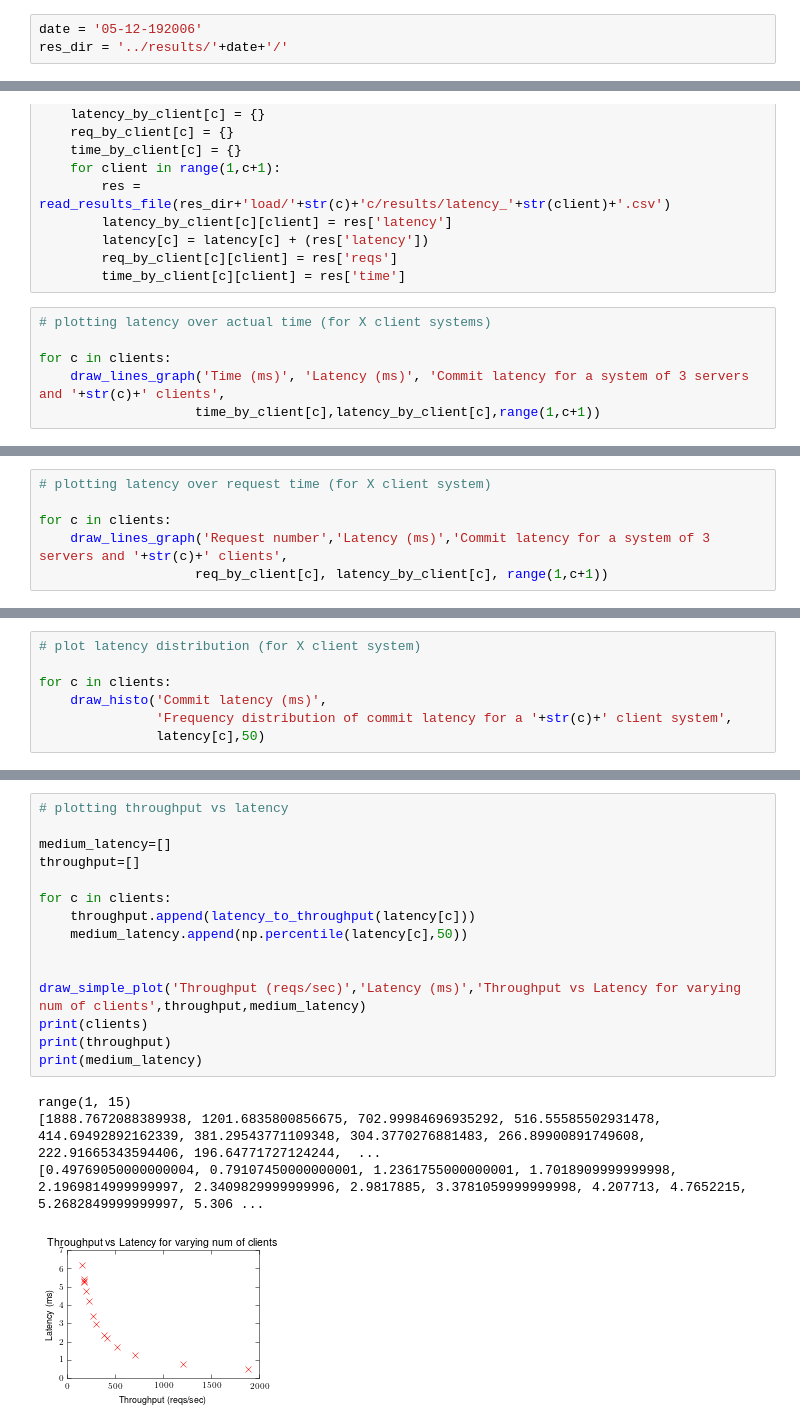
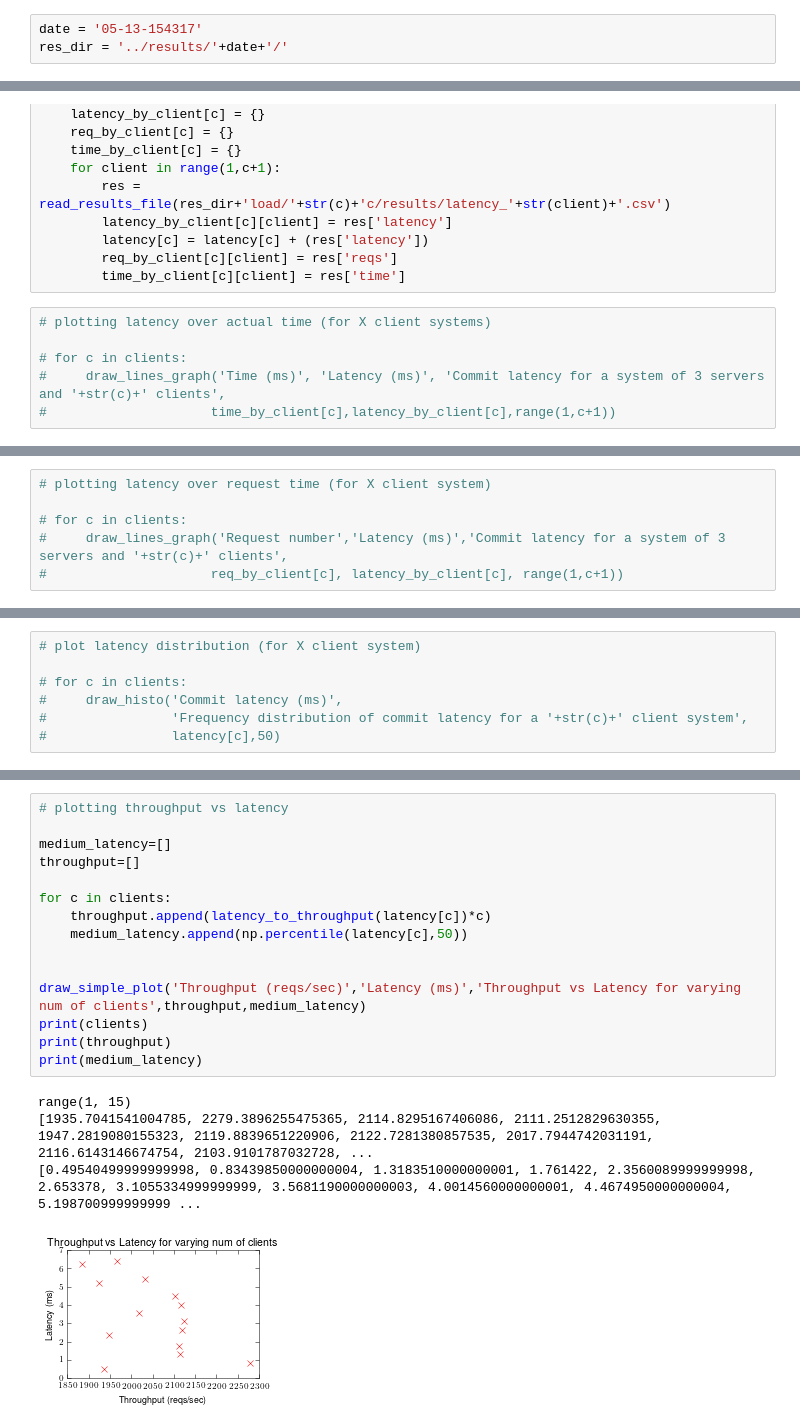
Before and after one commit to heidihoward/ios, a Jupyter notebook: scripts/graph_plotting.ipynb, the cells around one changed output, grey strips where cells are left out. Drawn from its saved outputs; the diff is of its cells as text.

Commit message:
support for batch processing requests by number of requests

```diff
--- a/scripts/graph_plotting.ipynb
+++ b/scripts/graph_plotting.ipynb
@@ -161,7 +161,7 @@ def latency_to_throughput(data):
     measurements = len(data)
     return (1000 * measurements / total)
 # %%
-date = '05-12-192006'
+date = '05-13-154317'
 res_dir = '../results/'+date+'/'
 # %%
 # SIMPLE: a simple 3 server and 1 client system
@@ -209,6 +209,6 @@ for c in clients:
 # %%
 # plotting latency over actual time (for X client systems)
 
-for c in clients:
-    draw_lines_graph('Time (ms)', 'Latency (ms)', 'Commit latency for a system of 3 servers and '+str(c)+' clients',
-                    time_by_client[c],latency_by_client[c],range(1,c+1))
+# for c in clients:
+#     draw_lines_graph('Time (ms)', 'Latency (ms)', 'Commit latency for a system of 3 servers and '+str(c)+' clients',
+#                     time_by_client[c],latency_by_client[c],range(1,c+1))
@@ -230,6 +215,6 @@ for c in clients:
 # %%
 # plotting latency over request time (for X client system)
 
-for c in clients:
-    draw_lines_graph('Request number','Latency (ms)','Commit latency for a system of 3 servers and '+str(c)+' clients',
-                    req_by_client[c], latency_by_client[c], range(1,c+1))
+# for c in clients:
+#     draw_lines_graph('Request number','Latency (ms)','Commit latency for a system of 3 servers and '+str(c)+' clients',
+#                     req_by_client[c], latency_by_client[c], range(1,c+1))
@@ -256,7 +226,7 @@ fig_to_file(fig,"load_latency_boxplot","pdf")
 # %%
 # plot latency distribution (for X client system)
 
-for c in clients:
-    draw_histo('Commit latency (ms)',
-               'Frequency distribution of commit latency for a '+str(c)+' client system',
-               latency[c],50)
+# for c in clients:
+#     draw_histo('Commit latency (ms)',
+#                'Frequency distribution of commit latency for a '+str(c)+' client system',
+#                latency[c],50)
@@ -288,23 +243,23 @@ draw_cdfs('Commit latency (ms)',
 # %%
 # plotting throughput vs latency
 
 medium_latency=[]
 throughput=[]
 
 for c in clients:
-    throughput.append(latency_to_throughput(latency[c]))
+    throughput.append(latency_to_throughput(latency[c])*c)
     medium_latency.append(np.percentile(latency[c],50))
 
 
 draw_simple_plot('Throughput (reqs/sec)','Latency (ms)','Throughput vs Latency for varying num of clients',throughput,medium_latency)
 print(clients)
 print(throughput)
 print(medium_latency)
 # %% [output]
 range(1, 15)
-[1888.7672088389938, 1201.6835800856675, 702.99984696935292, 516.55585502931478, 414.69492892162339, 381.29543771109348, 304.3770276881483, 266.89900891749608, 222.91665343594406, 196.64771727124244,  ...
-[0.49769050000000004, 0.79107450000000001, 1.2361755000000001, 1.7018909999999998, 2.1969814999999997, 2.3409829999999996, 2.9817885, 3.3781059999999998, 4.207713, 4.7652215, 5.2682849999999997, 5.306 ...
+[1935.7041541004785, 2279.3896255475365, 2114.8295167406086, 2111.2512829630355, 1947.2819080155323, 2119.8839651220906, 2122.7281380857535, 2017.7944742031191, 2116.6143146674754, 2103.9101787032728, ...
+[0.49540499999999998, 0.83439850000000004, 1.3183510000000001, 1.761422, 2.3560089999999998, 2.653378, 3.1055334999999999, 3.5681190000000003, 4.0014560000000001, 4.4674950000000004, 5.198700999999999 ...
-[figure, old version]
+[figure, new version]
 # %%
 fig = plt.figure()
 axes = fig.add_axes([0.1, 0.1, 0.8, 0.8])
```
Also changed, not shown: parts of 12 cells of this notebook, 12 other files.
